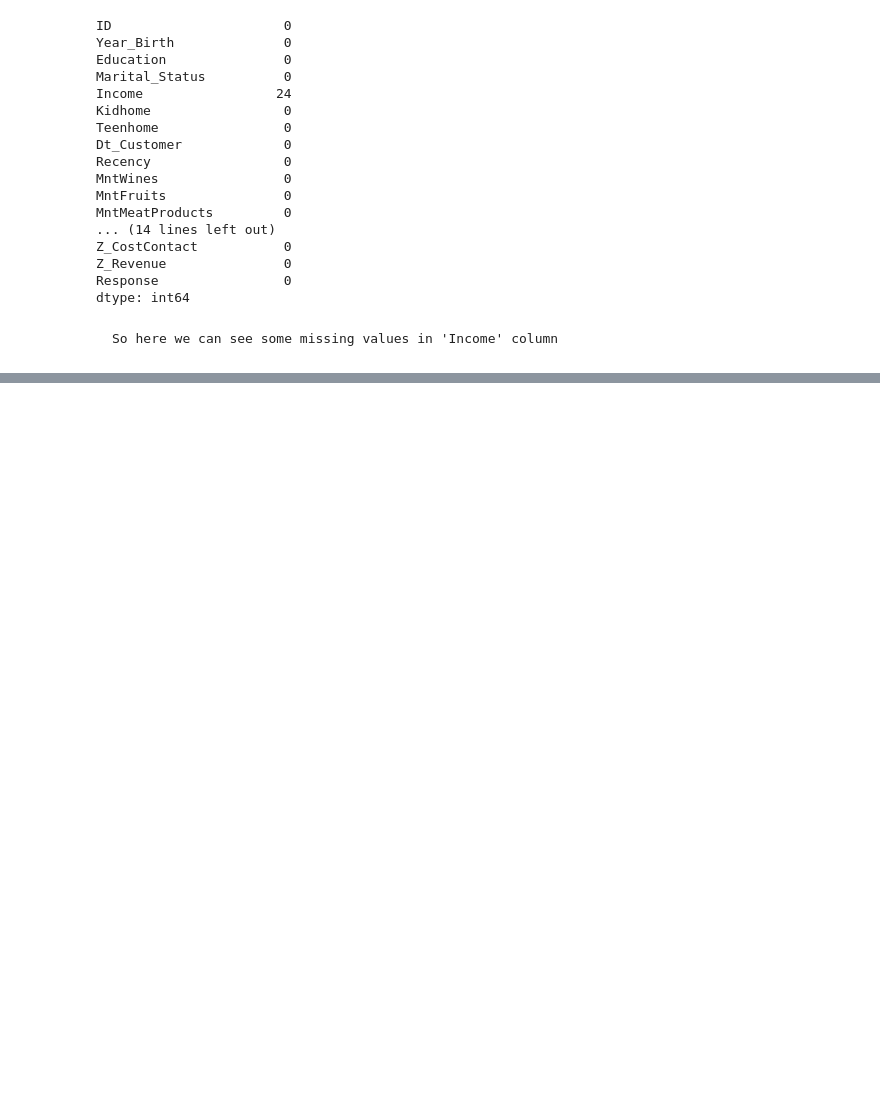
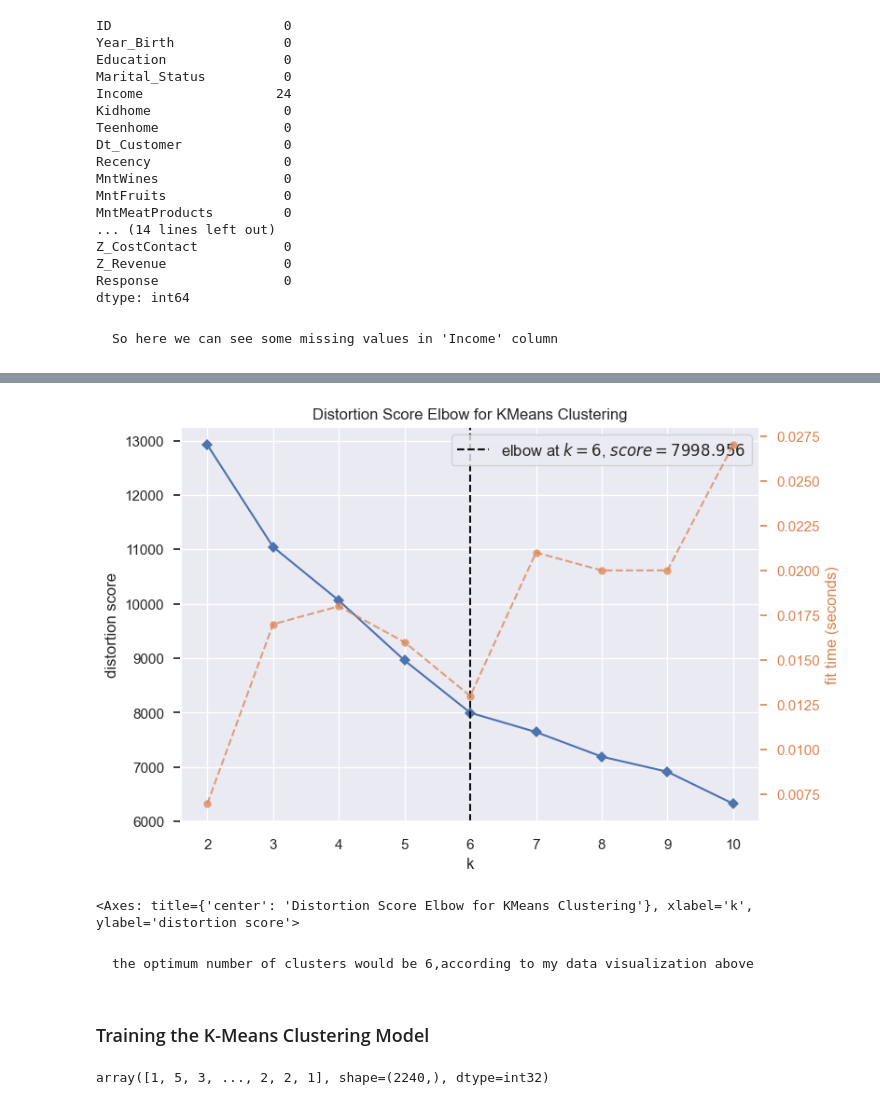
Before and after one commit to shafnybuilds/customer-segmentation-CSAIML, a Jupyter notebook: scripts/main.ipynb, the cells around one changed output, grey strips where cells are left out. Saved outputs shown, nothing was run; the diff lists cells and outputs as text; code cells hidden in the pictures; blank space fills up the shorter version.

```diff
--- a/scripts/main.ipynb
+++ b/scripts/main.ipynb
@@ -74,0 +211,19 @@ dtype: int64
+# %%
+Elbow_M = KElbowVisualizer(KMeans(n_init="auto"), k=10)
+Elbow_M.fit(scaled_data)
+Elbow_M.show()
+# %% [output]
+[figure, added]
+<Axes: title={'center': 'Distortion Score Elbow for KMeans Clustering'}, xlabel='k', ylabel='distortion score'>
+# %% [markdown]
+    the optimum number of clusters would be 6,according to my data visualization above
+# %% [markdown]
+### Training the K-Means Clustering Model
+# %%
+kmeans = KMeans(n_clusters=6, init="k-means++", random_state=0)
+
+# return a label for each data point based on it's cluster
+Y = kmeans.fit_predict(scaled_data)
+Y
+# %% [output]
+array([1, 5, 3, ..., 2, 2, 1], shape=(2240,), dtype=int32)
```
Also changed, not shown: parts of 25 cells of this notebook, 3 other files.
